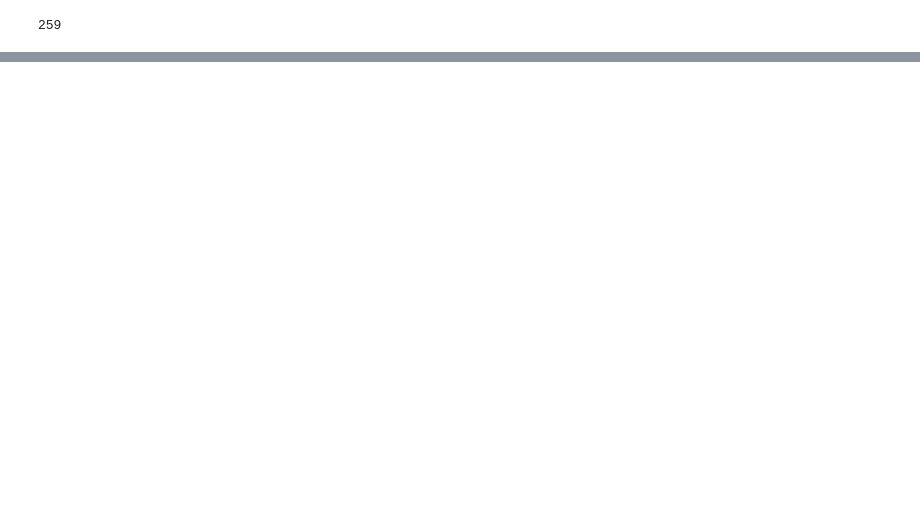
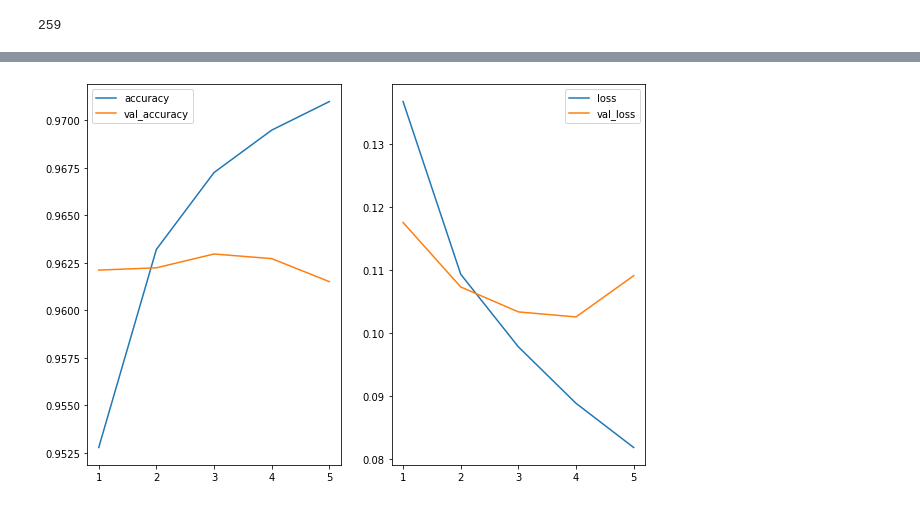
Before and after one commit to ngcheeyuan/Learner-s-Repo-for-Tensorflow, a Jupyter notebook: malaria_infection.ipynb, the cells around one changed output, grey strips where cells are left out. Saved outputs shown, nothing was run; the diff lists cells and outputs as text; code cells hidden in the pictures; blank space fills up the shorter version.

```diff
--- a/malaria_infection.ipynb
+++ b/malaria_infection.ipynb
@@ -148,0 +168,27 @@ Epoch 5/5
+# %%
+base_model.trainable = True
+for layer in base_model.layers[:-10]:
+  layer.trainable = False
+
+# Create input layer
+#inputs = layers.Input(shape=input_shape, name="input_layer")
+inputs =tf.keras.layers.Input(shape = (224,224,3) , name = 'input_layer')
+
+# Add in data augmentation Sequential model as a layer
+
+# Give base_model inputs (after augmentation) and don't train it
+x = base_model(inputs, training=False)
+
+# Pool output features of base model
+x = layers.GlobalAveragePooling2D(name="global_average_pooling_layer")(x)
+
+# Put a dense layer on as the output
+outputs = layers.Dense(1, activation="sigmoid", name="output_layer")(x)
+
+# Make a model with inputs and outputs
+model_2 = keras.Model(inputs, outputs)
+
+# Compile the model
+model_2.compile(loss= tf.keras.losses.BinaryCrossentropy(),
+                optimizer=tf.keras.optimizers.Adam(),
+                metrics=["accuracy"])
@@ -148,0 +224,12 @@ Epoch 5/5
+# %%
+model_2.compile(loss = tf.keras.losses.BinaryCrossentropy(),
+                optimizer = tf.keras.optimizers.Adam(learning_rate = 0.001),
+                metrics = ['accuracy'])
+# %%
+BASE_PATH = 'model_checkpoint'
+FILEPATH = BASE_PATH + '/fine_tuning'
+history_2 = model_2.fit(train_data,
+                        epochs = 5,
+                        validation_data = test_data,
+                        callbacks = [tf.keras.callbacks.ModelCheckpoint(filepath = FILEPATH,
+                                                                        save_best_only = True)])
@@ -148,0 +251,4 @@ Epoch 5/5
+# %%
+plot_loss_curves(history_2)
+# %% [output]
+[figure, added]
```
Also changed, not shown: parts of 11 cells of this notebook.
